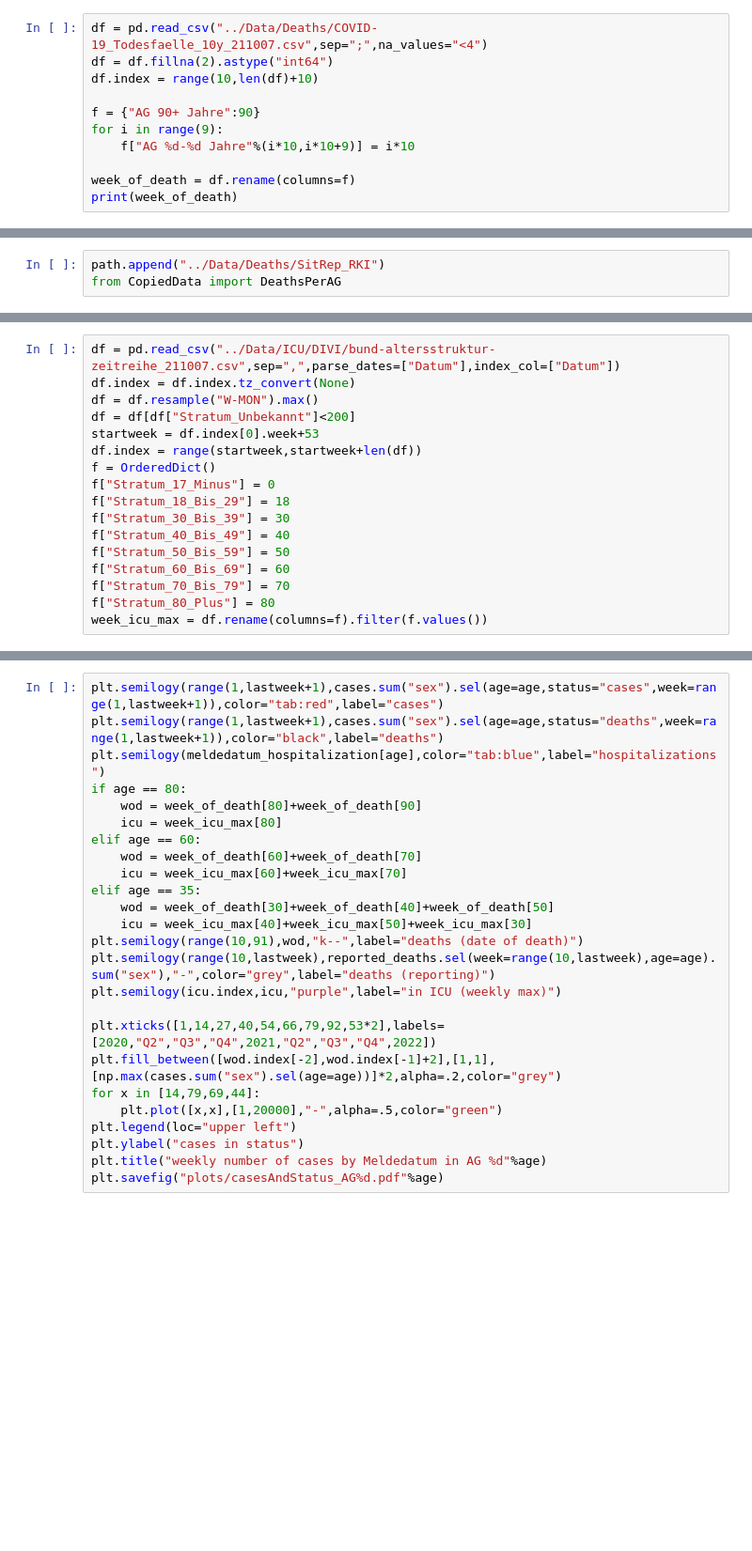
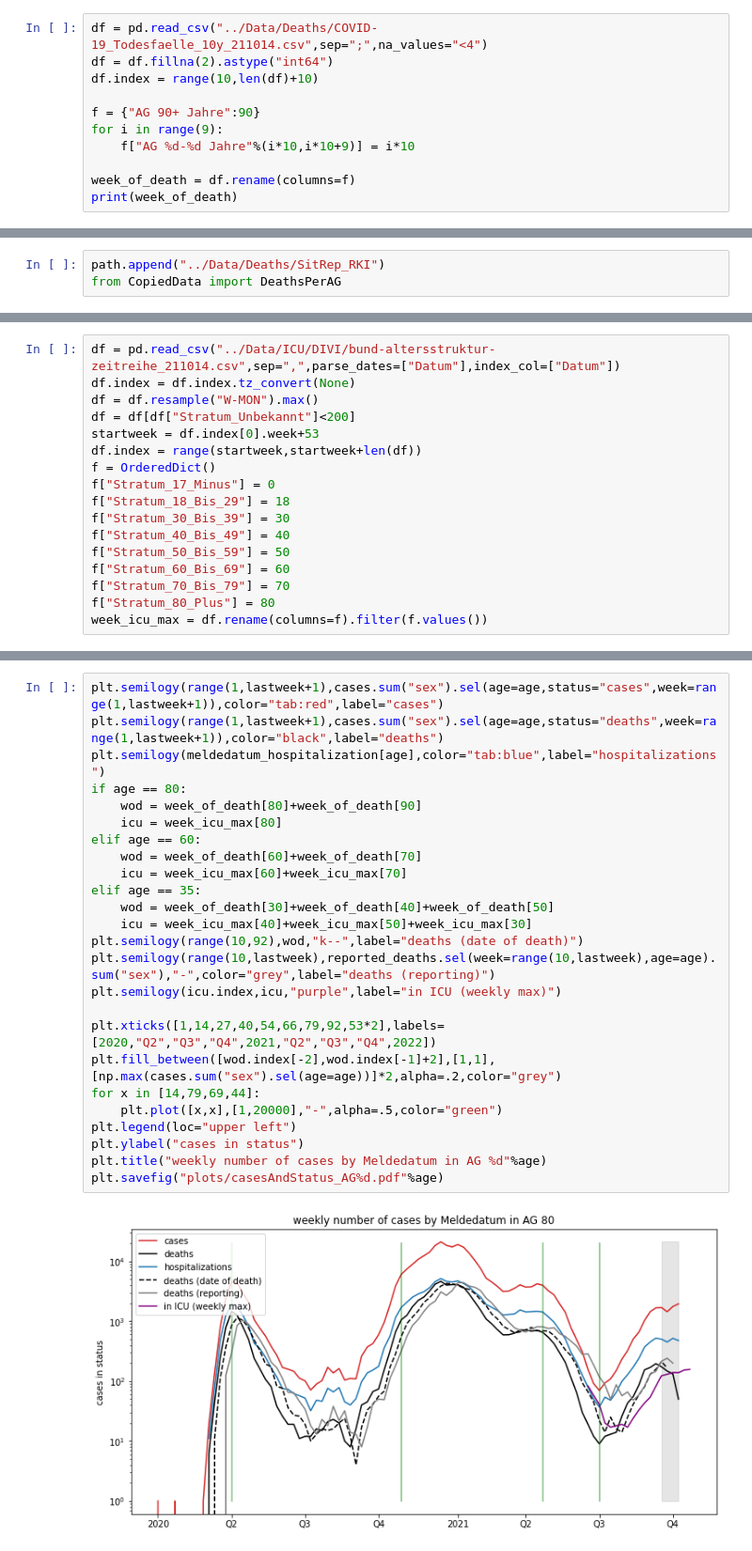
Before and after one commit to matthiaslinden/COVID19_AgeStratifiedModel, a Jupyter notebook: Exploration/WeeklyData.ipynb, the cells around one changed output, grey strips where cells are left out. Shown: that part at 94% size. Saved outputs shown, nothing was run; the diff lists cells and outputs as text; blank space fills up the shorter version.

```diff
--- a/Exploration/WeeklyData.ipynb
+++ b/Exploration/WeeklyData.ipynb
@@ -22,7 +22,7 @@ from ModelParams import ObservedData,ModelParam
 # %%
 matplotlib.rcParams['figure.figsize'] = [12, 6]
 # %%
-df = pd.read_csv("../Data/Deaths/COVID-19_Todesfaelle_10y_211007.csv",sep=";",na_values="<4")
+df = pd.read_csv("../Data/Deaths/COVID-19_Todesfaelle_10y_211014.csv",sep=";",na_values="<4")
 df = df.fillna(2).astype("int64")
 df.index = range(10,len(df)+10)
 
@@ -122,5 +223,5 @@ meldedatum_hospitalization[60]
 # %%
-df = pd.read_csv("../Data/ICU/DIVI/bund-altersstruktur-zeitreihe_211007.csv",sep=",",parse_dates=["Datum"],index_col=["Datum"])
+df = pd.read_csv("../Data/ICU/DIVI/bund-altersstruktur-zeitreihe_211014.csv",sep=",",parse_dates=["Datum"],index_col=["Datum"])
 df.index = df.index.tz_convert(None)
 df = df.resample("W-MON").max()
 df = df[df["Stratum_Unbekannt"]<200]
@@ -161,25 +267,27 @@ _ = plt.legend()
 # %%
 plt.semilogy(range(1,lastweek+1),cases.sum("sex").sel(age=age,status="cases",week=range(1,lastweek+1)),color="tab:red",label="cases")
 plt.semilogy(range(1,lastweek+1),cases.sum("sex").sel(age=age,status="deaths",week=range(1,lastweek+1)),color="black",label="deaths")
 plt.semilogy(meldedatum_hospitalization[age],color="tab:blue",label="hospitalizations")
 if age == 80:
     wod = week_of_death[80]+week_of_death[90]
     icu = week_icu_max[80]
 elif age == 60:
     wod = week_of_death[60]+week_of_death[70]
     icu = week_icu_max[60]+week_icu_max[70]
 elif age == 35:
     wod = week_of_death[30]+week_of_death[40]+week_of_death[50]
     icu = week_icu_max[40]+week_icu_max[50]+week_icu_max[30]
-plt.semilogy(range(10,91),wod,"k--",label="deaths (date of death)")
+plt.semilogy(range(10,92),wod,"k--",label="deaths (date of death)")
 plt.semilogy(range(10,lastweek),reported_deaths.sel(week=range(10,lastweek),age=age).sum("sex"),"-",color="grey",label="deaths (reporting)")
 plt.semilogy(icu.index,icu,"purple",label="in ICU (weekly max)")
 
 plt.xticks([1,14,27,40,54,66,79,92,53*2],labels=[2020,"Q2","Q3","Q4",2021,"Q2","Q3","Q4",2022])
 plt.fill_between([wod.index[-2],wod.index[-1]+2],[1,1],[np.max(cases.sum("sex").sel(age=age))]*2,alpha=.2,color="grey")
 for x in [14,79,69,44]:
     plt.plot([x,x],[1,20000],"-",alpha=.5,color="green")
 plt.legend(loc="upper left")
 plt.ylabel("cases in status")
 plt.title("weekly number of cases by Meldedatum in AG %d"%age)
 plt.savefig("plots/casesAndStatus_AG%d.pdf"%age)
+# %% [output]
+[figure, added]
```
Also changed, not shown: parts of 11 cells of this notebook, 20 other files.
